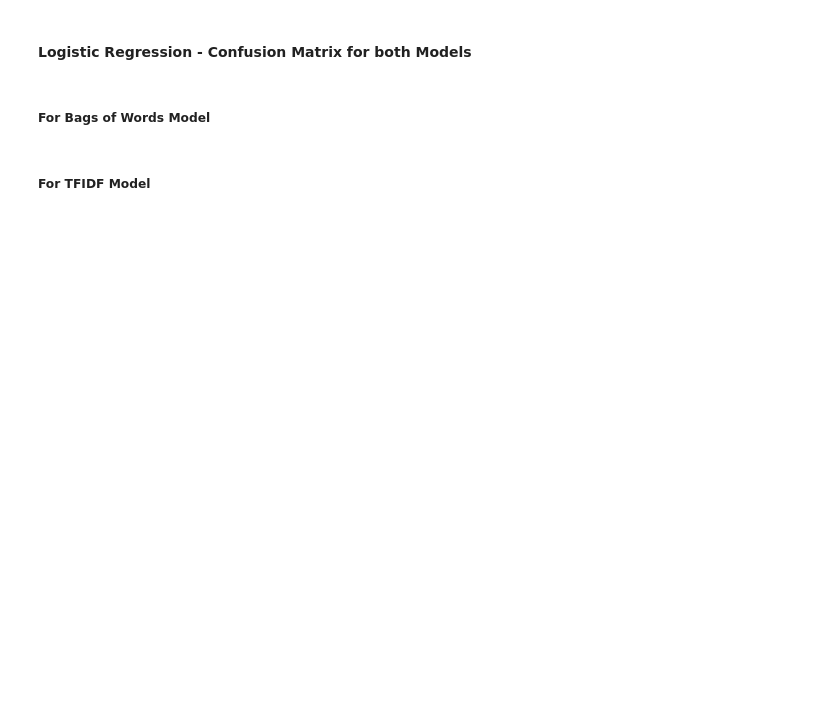
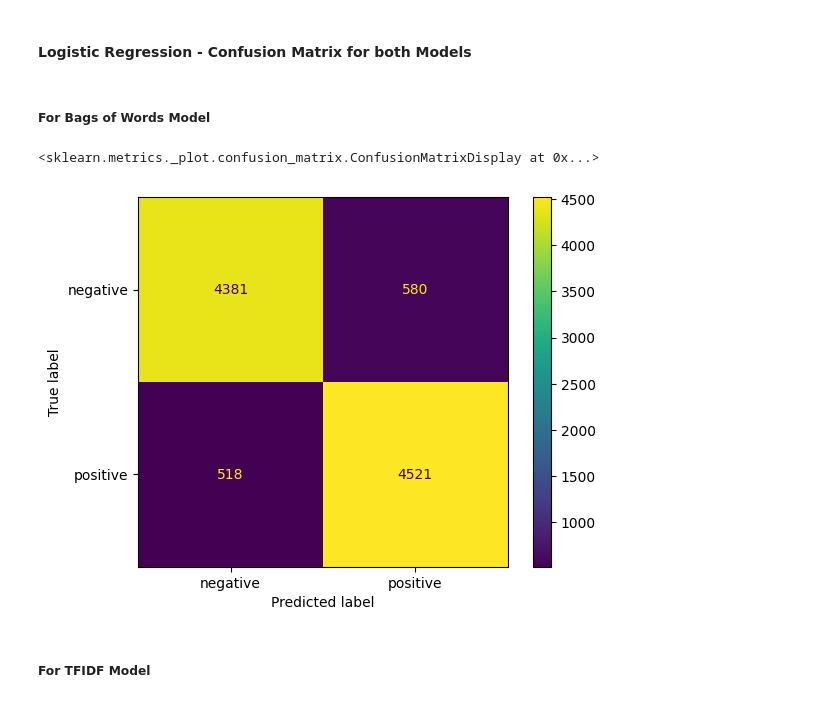
Before and after one commit to hlang014/MY-DAC-Curriculum, a Jupyter notebook: DAC-008_Intro_To_NLP/DAC-008_Sentiment_Analysis_2_Student.ipynb, the cells around one changed output. Cells and saved outputs as stored; diff of their text form; code cells hidden in the pictures; blank space fills up the shorter version.

```diff
--- a/DAC-008_Intro_To_NLP/DAC-008_Sentiment_Analysis_2_Student.ipynb
+++ b/DAC-008_Intro_To_NLP/DAC-008_Sentiment_Analysis_2_Student.ipynb
@@ -501,9 +507,12 @@ array([[1],
 # %%
 # # Split arrays/matrices into random train and test subsets. In this case, 80:20 for Train:Test ratio
-# x_train_cv, x_test_cv, y_train_cv, y_test_cv = train_test_split(X_cv, Y_cv, test_size=0.2, random_state=42)
+x_train_cv, x_test_cv, y_train_cv, y_test_cv = train_test_split(X_cv, Y_cv, test_size=0.2, random_state=42)
 # %%
 # Fitting the lr model for Bag of Words
 
-
+lr_bow = lr.fit(x_train_cv,y_train_cv)
+print(lr_bow)
 
 # Predicting the lr model for Bag of Words
+lr_bow_predict = lr.predict(x_test_cv)
+print(lr_bow_predict)
@@ -511,12 +523,12 @@ array([[1],
 #### Logistic Regression - TFIDF Model
 # %%
 # # Split arrays/matrices into random train and test subsets. In this case, 80:20 for Train:Test ratio
-# x_train_tf, x_test_tf, y_train_tf, y_test_tf = train_test_split(X_tf, Y_tf, test_size=0.2, random_state=42)
+x_train_tf, x_test_tf, y_train_tf, y_test_tf = train_test_split(X_tf, Y_tf, test_size=0.2, random_state=42)
 # %%
-# # Fitting the lr model for TFIDF features
-# lr_tfidf = lr.fit(x_train_tf, y_train_tf)
-# print(lr_tfidf)
+# Fitting the lr model for TFIDF features
+lr_tfidf = lr.fit(x_train_tf, y_train_tf)
+print(lr_tfidf)
 
-# # Predicting the lr model for TFIDF features
-# lr_tfidf_predict = lr.predict(x_test_tf)
-# print(lr_tfidf_predict)
+# Predicting the lr model for TFIDF features
+lr_tfidf_predict = lr.predict(x_test_tf)
+print(lr_tfidf_predict)
@@ -538,6 +578,13 @@ array([[1],
 #### Logistic Regression - Confusion Matrix for both Models
 # %% [markdown]
 ##### For Bags of Words Model
+# %%
+cm_cv = confusion_matrix(y_test_cv, lr_bow_predict, labels=lr.classes_)
+disp = ConfusionMatrixDisplay(confusion_matrix=cm_cv, display_labels=lr.classes_)
+disp.plot()
+# %% [output]
+<sklearn.metrics._plot.confusion_matrix.ConfusionMatrixDisplay at 0x...>
+[figure, added]
 # %% [markdown]
 ##### For TFIDF Model
 # %%
```
Also changed, not shown: parts of 20 cells of this notebook.
